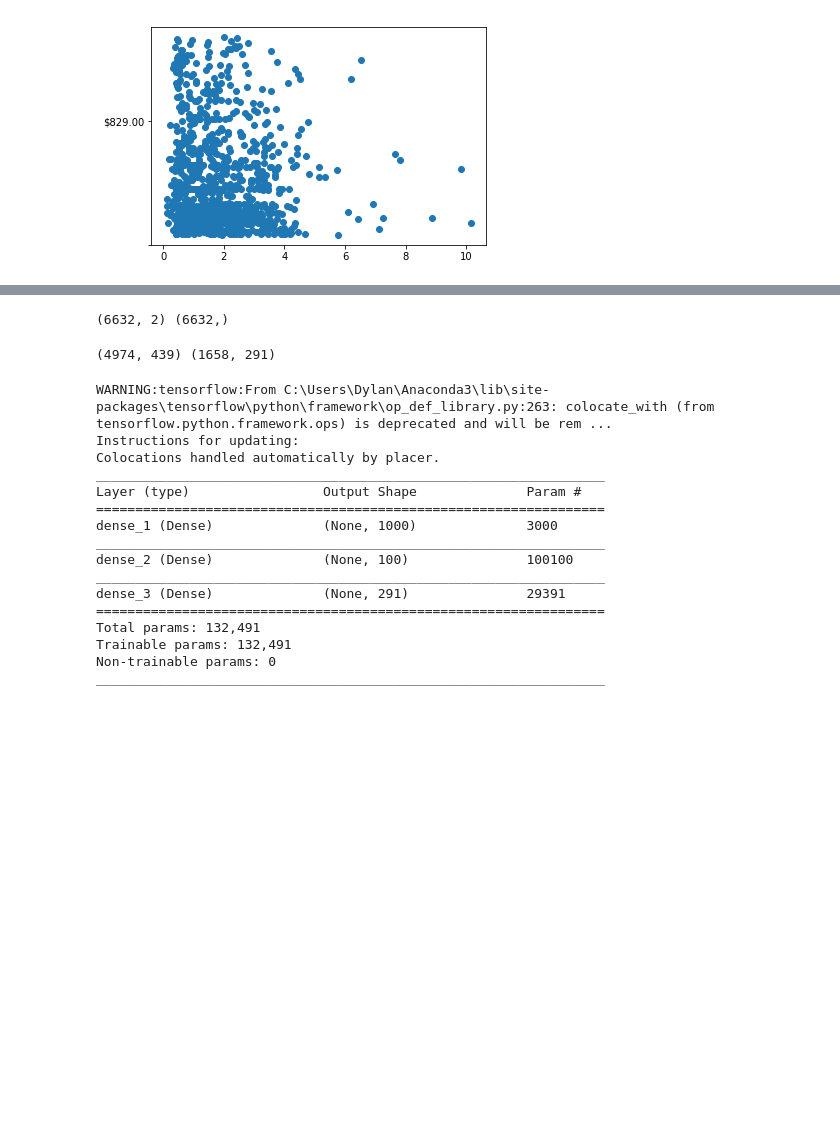
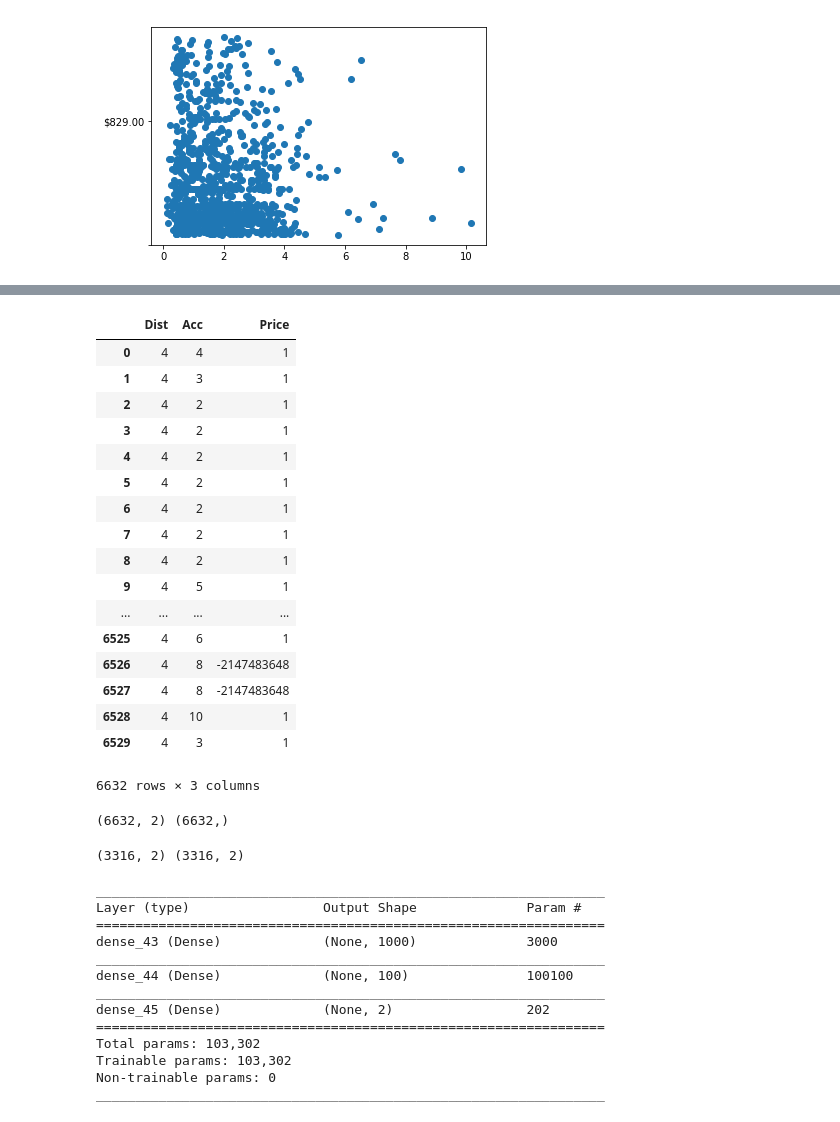
Before and after one commit to LoriHarris/Airbnb_ML, a Jupyter notebook: Cleaning.ipynb, the cells around one changed output, grey strips where cells are left out. Drawn from its saved outputs; the diff is of its cells as text; code cells hidden in the pictures; blank space fills up the shorter version.

Commit message:
got the model working!

```diff
--- a/Cleaning.ipynb
+++ b/Cleaning.ipynb
@@ -178,4 +180,33 @@ train1
 6632 rows × 3 columns
+# %%
+bins = [0, .5,1,2,4,6, 10]
+labels = [1, 2, 3, 4, 5, 6]
+sample = train1.sample(6400, random_state=42)
+train1['Dist'] = pd.cut(train1['Dist'], bins=bins, labels=labels).astype('int')
+bins1 = [0,50,100, 150, 200,300,600]
+labels1 = [1,2,3,4]
+train1['Price'] = pd.cut(train1['Price'], bins=bins1, labels=labels1).astype('int')
+# %%
+train1
+# %% [output]
+|  | Dist | Acc | Price |
+| 0 | 4 | 4 | 1 |
+| 1 | 4 | 3 | 1 |
+| 2 | 4 | 2 | 1 |
+| 3 | 4 | 2 | 1 |
+| 4 | 4 | 2 | 1 |
+| 5 | 4 | 2 | 1 |
+| 6 | 4 | 2 | 1 |
+| 7 | 4 | 2 | 1 |
+| 8 | 4 | 2 | 1 |
+| 9 | 4 | 5 | 1 |
+| ... | ... | ... | ... |
+| 6525 | 4 | 6 | 1 |
+| 6526 | 4 | 8 | -2147483648 |
+| 6527 | 4 | 8 | -2147483648 |
+| 6528 | 4 | 10 | 1 |
+| 6529 | 4 | 3 | 1 |
+6632 rows × 3 columns
 # %%
 
 
@@ -187,8 +218,8 @@ print(x.shape, y.shape)
 # %% [output]
 (6632, 2) (6632,)
 # %%
-x_train, x_test, y_train, y_test = train_test_split(x, y, random_state=1)
-x_scaler = StandardScaler().fit(x_train)
+x_train, x_test, y_train, y_test = train_test_split(x, y, test_size=3316, random_state=10)
+x_scaler = StandardScaler()
 x_train_scaled = x_scaler.fit_transform(x_train)
 x_test_scaled = x_scaler.fit_transform(x_test)
 
@@ -206,7 +237,7 @@ y_train_categorical = to_categorical(encoded_y_train)
 y_test_categorical = to_categorical(encoded_y_test)
 print(y_train_categorical.shape, y_test_categorical.shape)
 # %% [output]
-(4974, 439) (1658, 291)
+(3316, 2) (3316, 2)
 # %%
 from keras.models import Sequential
 from keras.layers import Dense
@@ -214,25 +245,22 @@ from keras.layers import Dense
 # Create model and add layers
 model = Sequential()
 model.add(Dense(units=1000, activation='relu', input_dim=2))
-model.add(Dense(units=100, activation='relu'))
-# model.add(Dense(units=1000, activation='relu'))
-model.add(Dense(units=291, activation='softmax'))
+model.add(Dense(units=100, activation='softmax'))
+# model.add(Dense(units=373, activation='softmax'))
+model.add(Dense(units=2, activation='softmax'))
 model.summary()
 # %% [output]
-WARNING:tensorflow:From C:\Users\Dylan\Anaconda3\lib\site-packages\tensorflow\python\framework\op_def_library.py:263: colocate_with (from tensorflow.python.framework.ops) is deprecated and will be rem ...
-Instructions for updating:
-Colocations handled automatically by placer.
 _________________________________________________________________
 Layer (type)                 Output Shape              Param #
 =================================================================
-dense_1 (Dense)              (None, 1000)              3000
+dense_43 (Dense)             (None, 1000)              3000
 _________________________________________________________________
-dense_2 (Dense)              (None, 100)               100100
+dense_44 (Dense)             (None, 100)               100100
 _________________________________________________________________
-dense_3 (Dense)              (None, 291)               29391
+dense_45 (Dense)             (None, 2)                 202
 =================================================================
-Total params: 132,491
-Trainable params: 132,491
+Total params: 103,302
+Trainable params: 103,302
 Non-trainable params: 0
 _________________________________________________________________
 # %%
```
Also changed, not shown: parts of 7 cells of this notebook, 2 other files.
